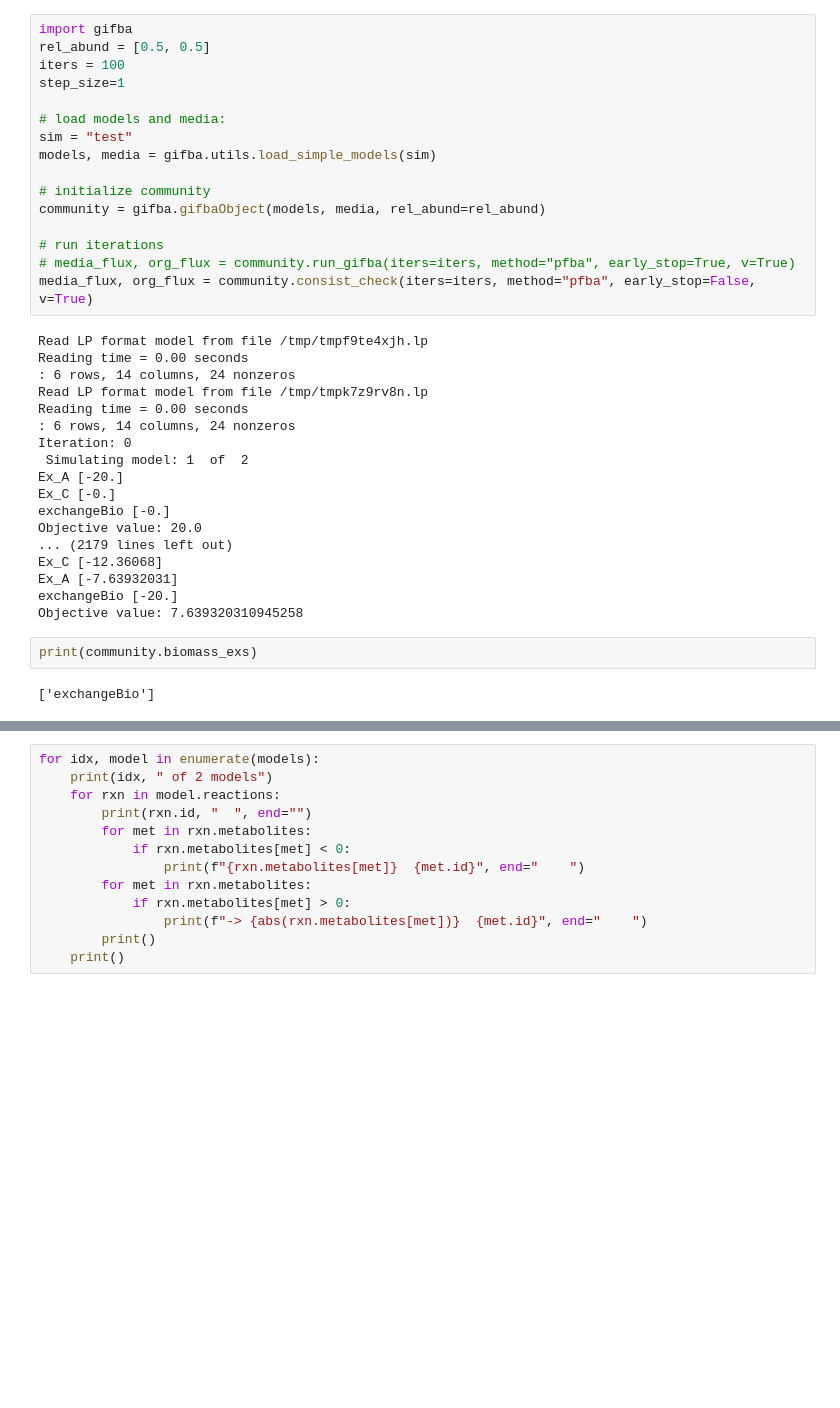
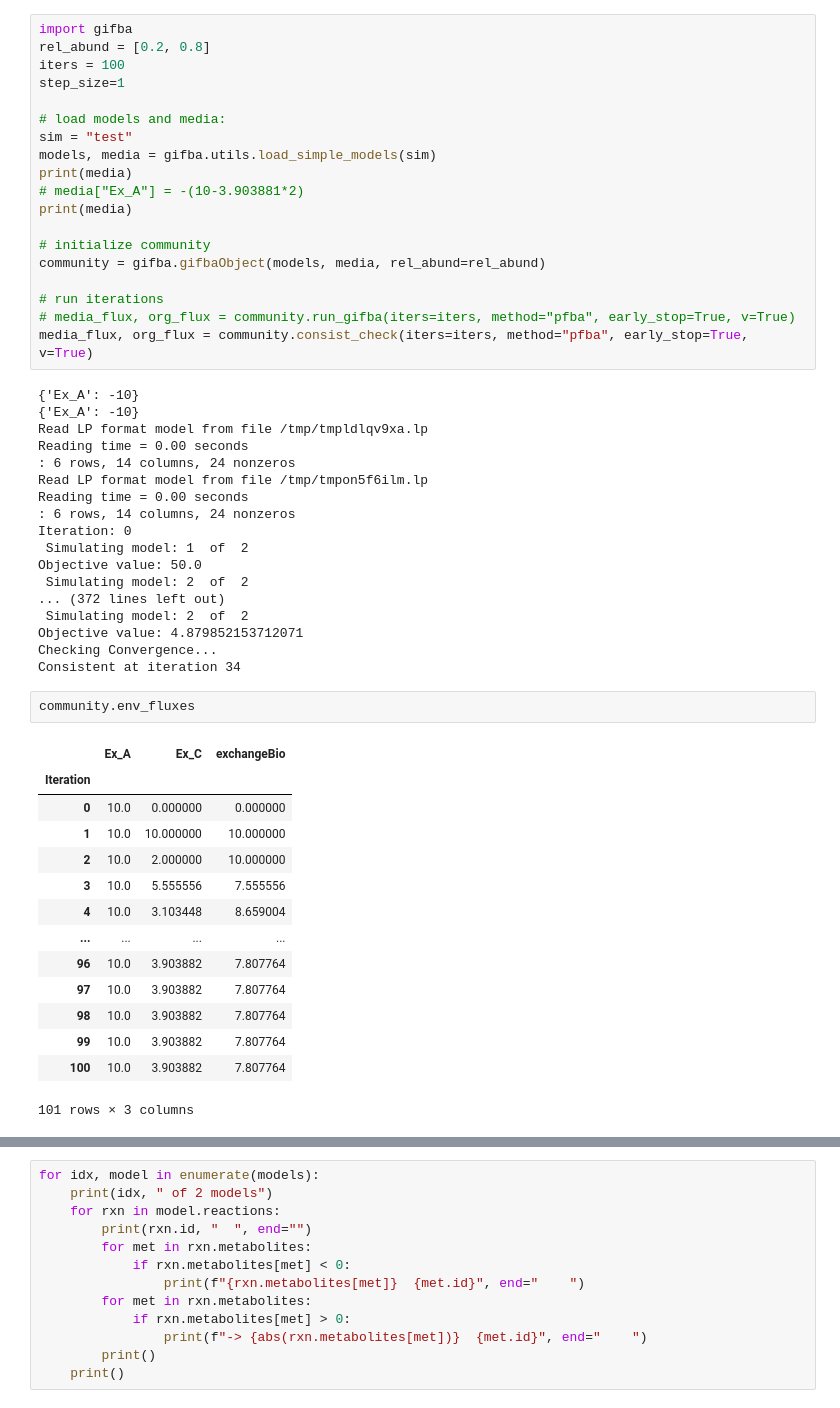
Before and after one commit to RSiegel03/giFBA, a Jupyter notebook: Examples/test_consist.ipynb, the cells around one changed output, grey strips where cells are left out. Cells and saved outputs as stored; diff of their text form; blank space fills up the shorter version.

```diff
--- a/Examples/test_consist.ipynb
+++ b/Examples/test_consist.ipynb
@@ -1,38 +1,54 @@
 # %%
 import gifba
-rel_abund = [0.5, 0.5]
+rel_abund = [0.2, 0.8]
 iters = 100
 step_size=1
 
 # load models and media:
 sim = "test"
 models, media = gifba.utils.load_simple_models(sim)
+print(media)
+# media["Ex_A"] = -(10-3.903881*2)
+print(media)
 
 # initialize community
 community = gifba.gifbaObject(models, media, rel_abund=rel_abund)
 
 # run iterations
 # media_flux, org_flux = community.run_gifba(iters=iters, method="pfba", early_stop=True, v=True)
-media_flux, org_flux = community.consist_check(iters=iters, method="pfba", early_stop=False, v=True)
+media_flux, org_flux = community.consist_check(iters=iters, method="pfba", early_stop=True, v=True)
 # %% [output]
-Read LP format model from file /tmp/tmpf9te4xjh.lp
+{'Ex_A': -10}
+{'Ex_A': -10}
+Read LP format model from file /tmp/tmpldlqv9xa.lp
 Reading time = 0.00 seconds
 : 6 rows, 14 columns, 24 nonzeros
-Read LP format model from file /tmp/tmpk7z9rv8n.lp
+Read LP format model from file /tmp/tmpon5f6ilm.lp
 Reading time = 0.00 seconds
 : 6 rows, 14 columns, 24 nonzeros
 Iteration: 0
  Simulating model: 1  of  2
-Ex_A [-20.]
-Ex_C [-0.]
-exchangeBio [-0.]
-Objective value: 20.0
-... (2179 lines left out)
-Ex_C [-12.36068]
-Ex_A [-7.63932031]
-exchangeBio [-20.]
-Objective value: 7.639320310945258
+Objective value: 50.0
+ Simulating model: 2  of  2
+... (372 lines left out)
+ Simulating model: 2  of  2
+Objective value: 4.879852153712071
+Checking Convergence...
+Consistent at iteration 34
 # %%
-print(community.biomass_exs)
+community.env_fluxes
 # %% [output]
+|  | Ex_A | Ex_C | exchangeBio |
+| Iteration |  |  |  |
+| 0 | 10.0 | 0.000000 | 0.000000 |
+| 1 | 10.0 | 10.000000 | 10.000000 |
+| 2 | 10.0 | 2.000000 | 10.000000 |
+| 3 | 10.0 | 5.555556 | 7.555556 |
+| 4 | 10.0 | 3.103448 | 8.659004 |
+| ... | ... | ... | ... |
+| 96 | 10.0 | 3.903882 | 7.807764 |
+| 97 | 10.0 | 3.903882 | 7.807764 |
+| 98 | 10.0 | 3.903882 | 7.807764 |
+| 99 | 10.0 | 3.903882 | 7.807764 |
+| 100 | 10.0 | 3.903882 | 7.807764 |
-['exchangeBio']
+101 rows × 3 columns
```
Also changed, not shown: parts of 1 cell of this notebook, 4 other files.
